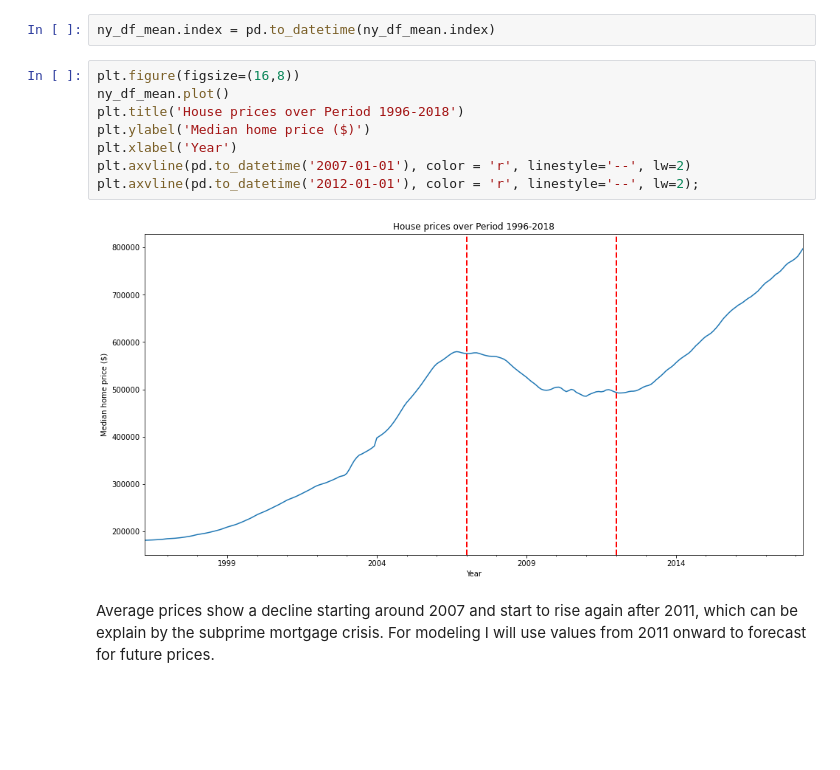
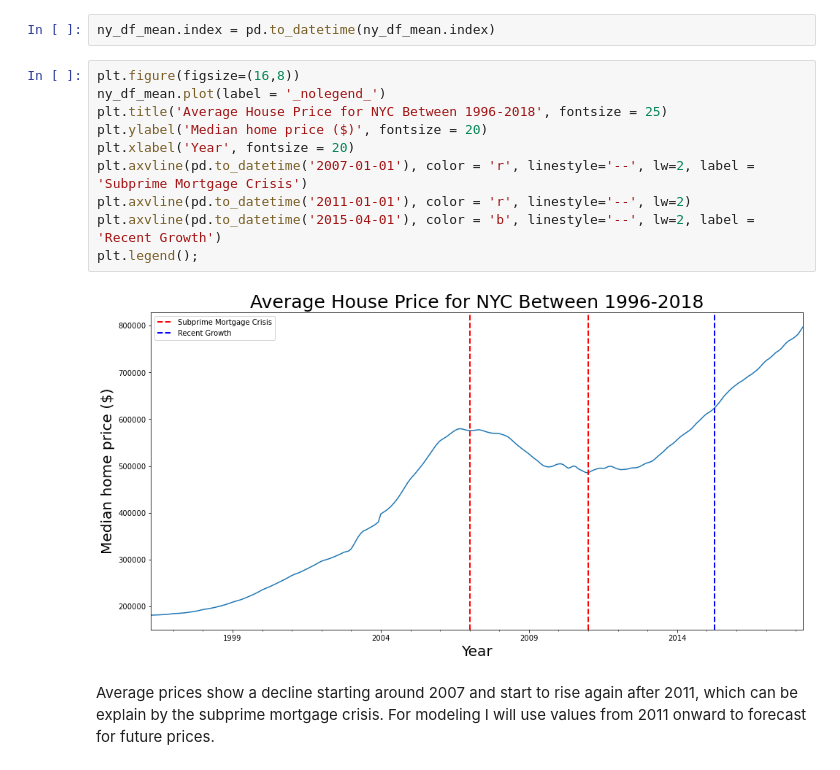
Before and after one commit to whyyoutoo/Forecasting-House-Price-Time-Series, a Jupyter notebook: Time_series_analysis.ipynb, the cells around one changed output. Drawn from its saved outputs; the diff is of its cells as text; blank space fills up the shorter version.

```diff
--- a/Time_series_analysis.ipynb
+++ b/Time_series_analysis.ipynb
@@ -193,14 +193,16 @@ ny_df_mean = ny_df.iloc[:, 7:].mean() # compute values for average price of all
 ny_df_mean.index = pd.to_datetime(ny_df_mean.index)
 # %%
 plt.figure(figsize=(16,8))
-ny_df_mean.plot()
-plt.title('House prices over Period 1996-2018')
-plt.ylabel('Median home price ($)')
-plt.xlabel('Year')
-plt.axvline(pd.to_datetime('2007-01-01'), color = 'r', linestyle='--', lw=2)
-plt.axvline(pd.to_datetime('2012-01-01'), color = 'r', linestyle='--', lw=2);
+ny_df_mean.plot(label = '_nolegend_')
+plt.title('Average House Price for NYC Between 1996-2018', fontsize = 25)
+plt.ylabel('Median home price ($)', fontsize = 20)
+plt.xlabel('Year', fontsize = 20)
+plt.axvline(pd.to_datetime('2007-01-01'), color = 'r', linestyle='--', lw=2, label = 'Subprime Mortgage Crisis')
+plt.axvline(pd.to_datetime('2011-01-01'), color = 'r', linestyle='--', lw=2)
+plt.axvline(pd.to_datetime('2015-04-01'), color = 'b', linestyle='--', lw=2, label = 'Recent Growth')
+plt.legend();
 # %% [output]
-[figure, old version]
+[figure, new version]
 # %% [markdown]
 Average prices show a decline starting around 2007 and start to rise again after 2011, which can be explain by the subprime mortgage crisis. For modeling I will use values from 2011 onward to forecast for future prices.
 # %%
```
Also changed, not shown: parts of 29 cells of this notebook.
